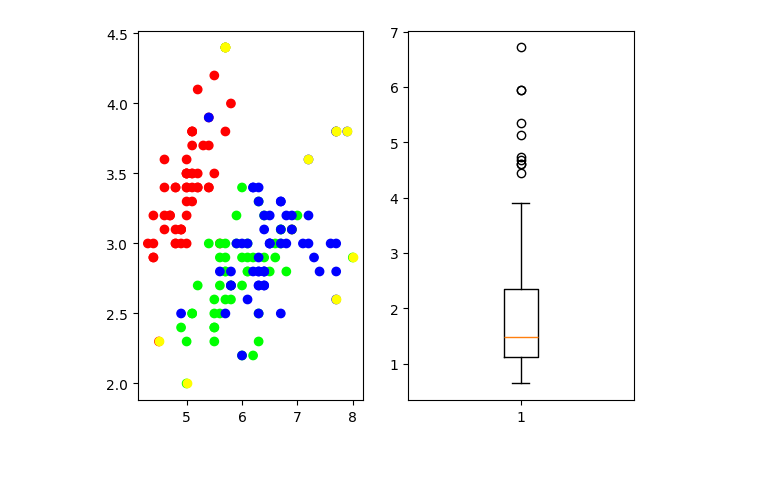
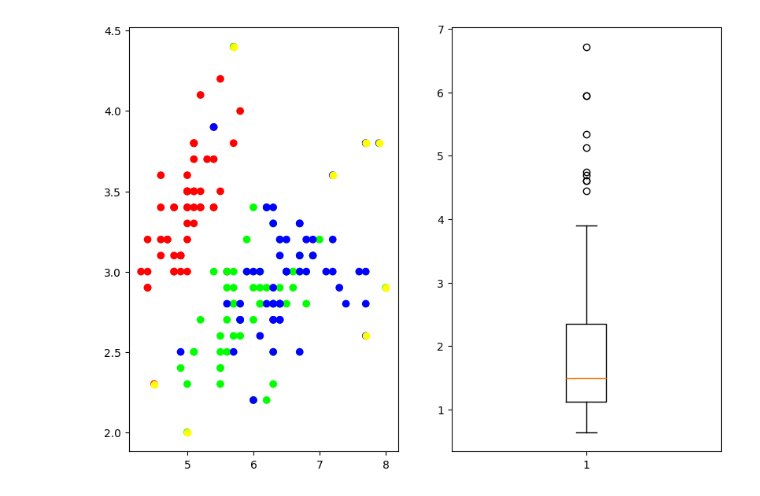
Before and after one commit to hodge-py/Outlier-Detection, a Jupyter notebook: Outlier Detection.ipynb, the cells around one changed output. Saved outputs shown, nothing was run; the diff lists cells and outputs as text; code cells hidden in the pictures; blank space fills up the shorter version.

```diff
--- a/Outlier Detection.ipynb
+++ b/Outlier Detection.ipynb
@@ -4,6 +4,7 @@ from sklearn.neighbors import NearestNeighbors
 import matplotlib.pyplot as plt
 from sklearn.datasets import make_blobs
 import pandas as pd
+plt.rcParams['figure.figsize'] = [15, 7]
 # %%
 df = pd.read_csv('Iris_with_outliers.csv')
 df = df.dropna()
@@ -53,14 +54,14 @@ outliers = boxplot(arr,X)
 # %%
 def printer(distO,X,y,outliers):
     outliers = np.array(outliers)
-    plt.subplot(1, 2, 1)
+    plt.subplot(1, 3, 1)
     plt.scatter(X[:, 0], X[:, 1],c=y)
     plt.scatter(outliers[:, 0], outliers[:, 1], c="yellow")
-    plt.subplot(1, 2, 2)
+    plt.subplot(1, 3, 2)
     #plt.hist(self.X[:,0],bins=15)
     plt.boxplot(distO, vert=True)
     plt.show()
 
 printer(arr,X,y,outliers)
 # %% [output]
-[figure, old version]
+[figure, new version]
```
